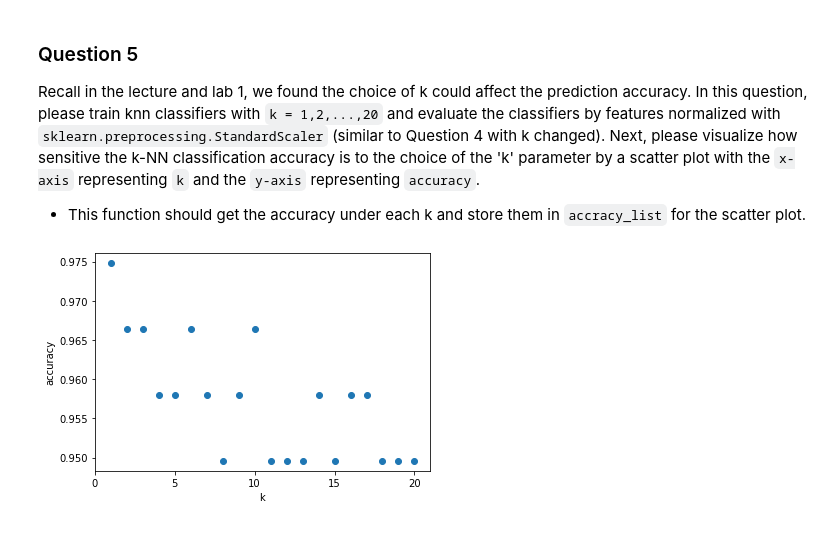
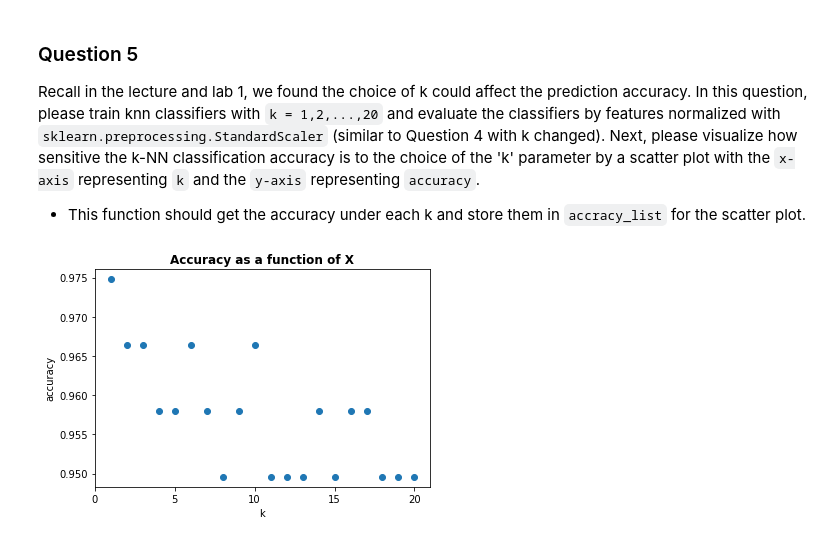
Before and after one commit to mzanaj/Applied-Machine-Learning, a Jupyter notebook: si670_hw1_mzanaj.ipynb, the cells around one changed output. Drawn from its saved outputs; the diff is of its cells as text; code cells hidden in the pictures.

```diff
--- a/si670_hw1_mzanaj.ipynb
+++ b/si670_hw1_mzanaj.ipynb
@@ -247,31 +266,39 @@ Recall in the lecture and lab 1, we found the choice of k could affect the predi
 import matplotlib.pyplot as plt
 
 def answer_five():
     k_range = range(1,21)
     accuracy_list = []
 
+    #Run a knn fit for each k [1 through 20]
     for k in k_range:
+      #Training & testing dataset
       X_train, X_test, y_train, y_test = answer_two()
+
+      #Standardize the predictor space
       scaler = StandardScaler()
       columns = X_train.columns
       standardized_X_train = X_train.copy()
       standardized_X_test =  X_test.copy()
 
       standardized_X_train[columns] = scaler.fit_transform(X_train[columns])
       standardized_X_test[columns] = scaler.transform(X_test[columns])
 
+      #Runn knn fit with specific k [1:20]
       knn=KNeighborsClassifier(n_neighbors=k)
       knn.fit(standardized_X_train, y_train)
 
+      #Get accuracy
       accuracy = knn.score(standardized_X_test, y_test)
       accuracy_list.append(accuracy)
 
+    #Plot accuracy against choice of k
     plt.figure()
+    plt.title('Accuracy as a function of X',fontweight="bold")
     plt.xlabel('k')
     plt.ylabel('accuracy')
     plt.scatter(k_range, accuracy_list)
     plt.xticks([0,5,10,15,20])
 
 answer_five()
 # %% [output]
-[figure, old version]
+[figure, new version]
```
Also changed, not shown: parts of 9 cells of this notebook.
